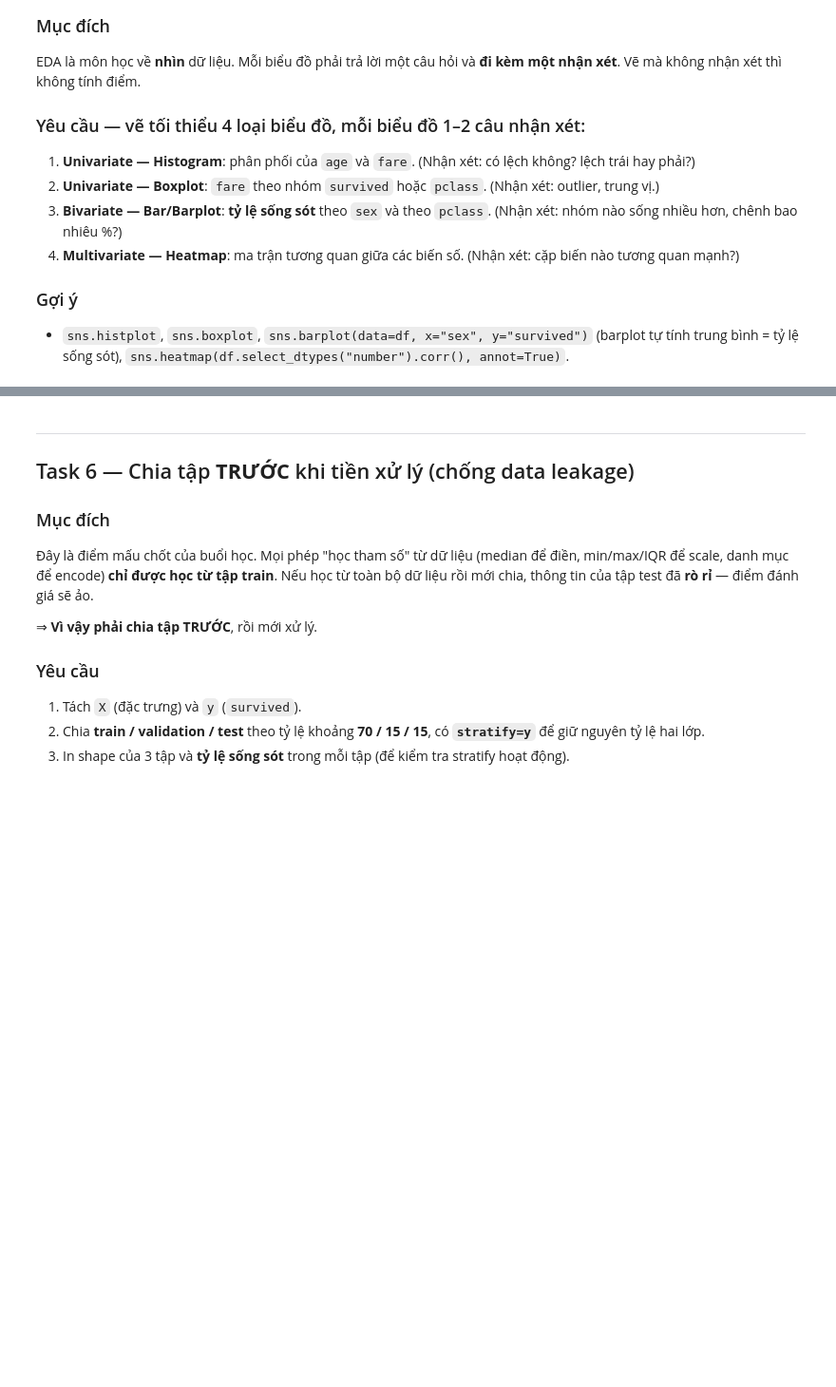
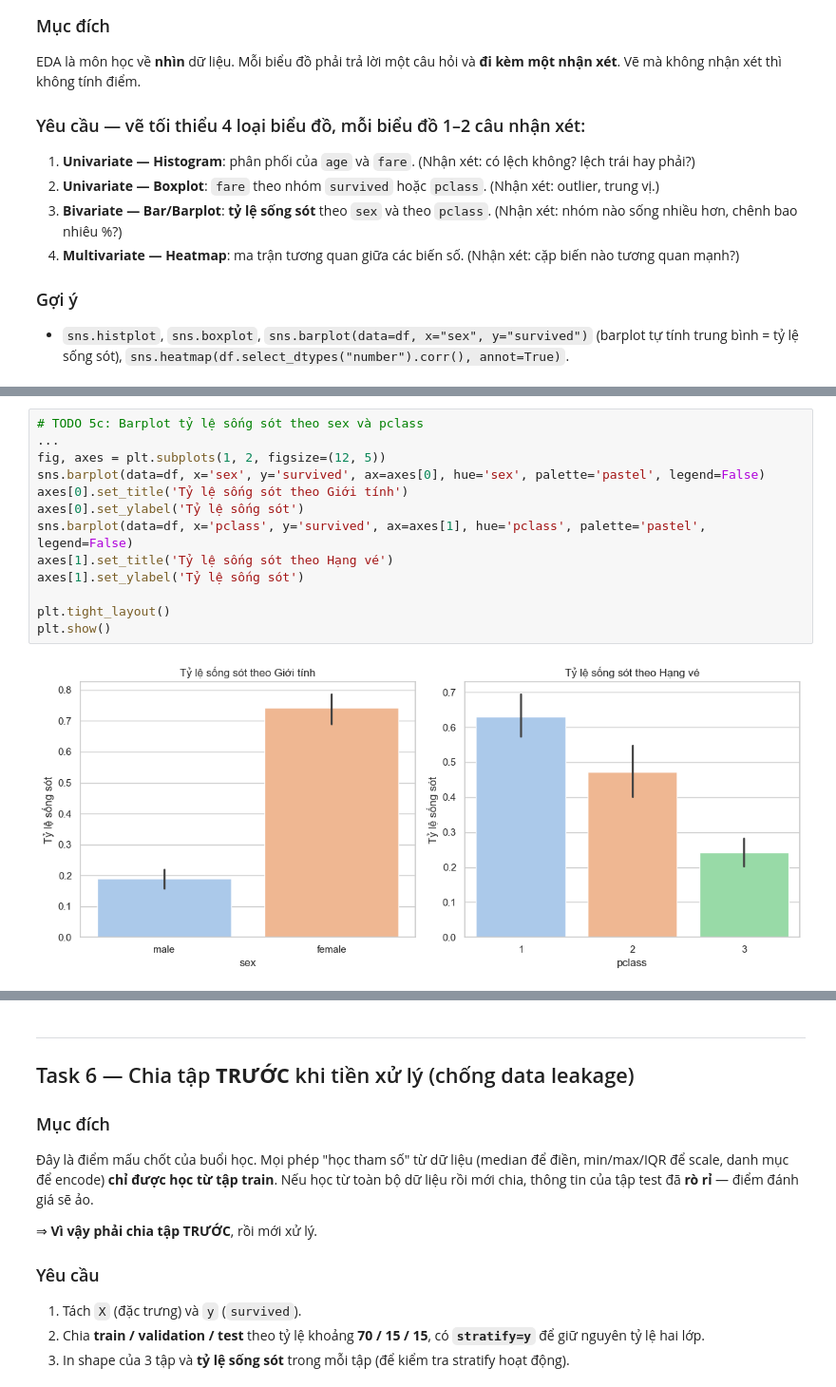
Before and after one commit to TranHoangMinhThien/mliot-pyml-2026-hw, a Jupyter notebook: week03/baitap_buoi5_titanic.ipynb, the cells around one changed output, grey strips where cells are left out. Shown at 95% size. Drawn from its saved outputs; the diff is of its cells as text; blank space fills up the shorter version.

```diff
--- a/week03/baitap_buoi5_titanic.ipynb
+++ b/week03/baitap_buoi5_titanic.ipynb
@@ -310,0 +344,15 @@ EDA là môn học về **nhìn** dữ liệu. Mỗi biểu đồ phải trả l
+# %%
+# TODO 5c: Barplot tỷ lệ sống sót theo sex và pclass
+...
+fig, axes = plt.subplots(1, 2, figsize=(12, 5))
+sns.barplot(data=df, x='sex', y='survived', ax=axes[0], hue='sex', palette='pastel', legend=False)
+axes[0].set_title('Tỷ lệ sống sót theo Giới tính')
+axes[0].set_ylabel('Tỷ lệ sống sót')
+sns.barplot(data=df, x='pclass', y='survived', ax=axes[1], hue='pclass', palette='pastel', legend=False)
+axes[1].set_title('Tỷ lệ sống sót theo Hạng vé')
+axes[1].set_ylabel('Tỷ lệ sống sót')
+
+plt.tight_layout()
+plt.show()
+# %% [output]
+[figure, added]
```
Also changed, not shown: parts of 22 cells of this notebook.
